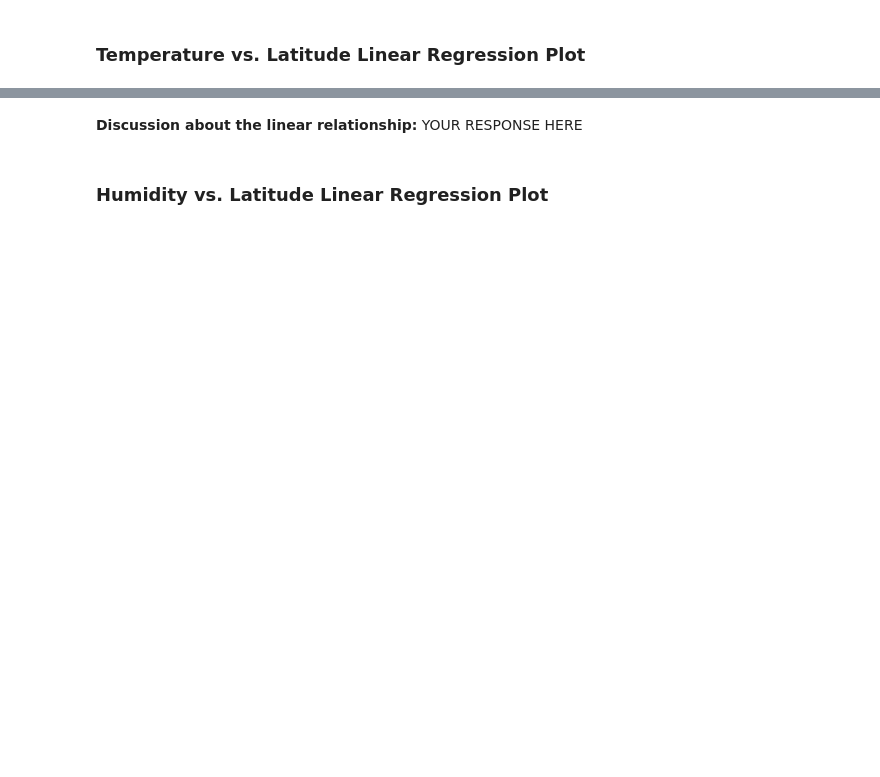
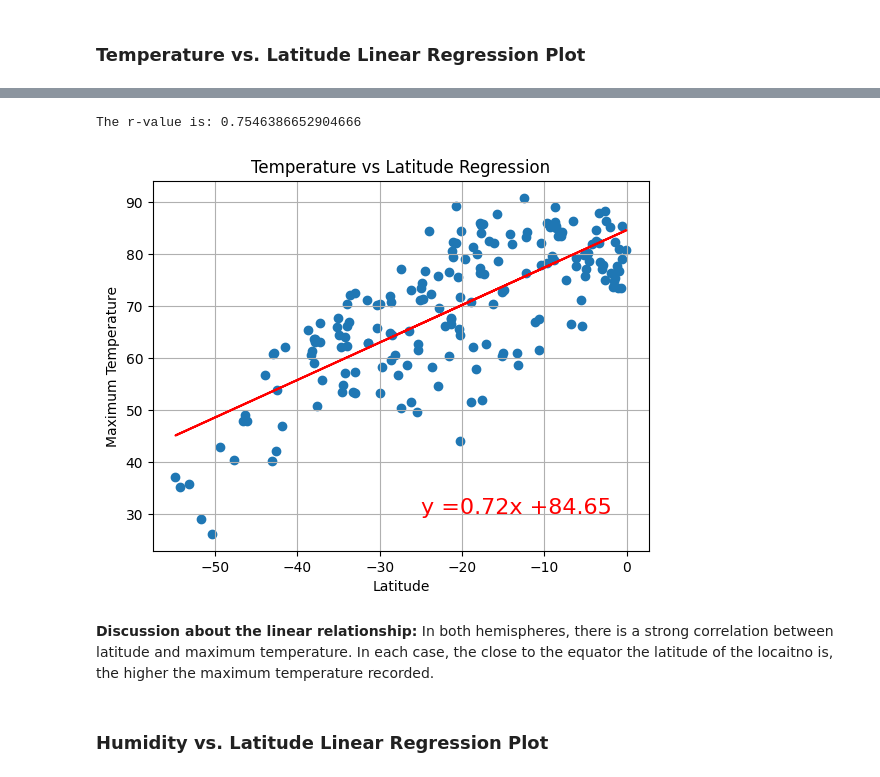
Before and after one commit to azmedtech/python-api-challenge, a Jupyter notebook: WeatherPy/WeatherPy.ipynb, the cells around one changed output, grey strips where cells are left out. Cells and saved outputs as stored; diff of their text form; code cells hidden in the pictures; blank space fills up the shorter version.

```diff
--- a/WeatherPy/WeatherPy.ipynb
+++ b/WeatherPy/WeatherPy.ipynb
@@ -345,4 +337,13 @@ The r-value is: 0.4121057168607245
-# %% [markdown]
-**Discussion about the linear relationship:** YOUR RESPONSE HERE
+# %%
+# Linear regression on Southern Hemisphere
+x_values = southern_hemi_df["Lat"]
+y_values = southern_hemi_df["Max Temp"]
+
+plot_lin_reg(x_values, y_values, "Maximum Temperature", (-25, 30), "Temperature vs Latitude Regression")
+# %% [output]
+The r-value is: 0.7546386652904666
+[figure, added]
+# %% [markdown]
+**Discussion about the linear relationship:** In both hemispheres, there is a strong correlation between latitude and maximum temperature. In each case, the close to the equator the latitude of the locaitno is, the higher the maximum temperature recorded.
 # %% [markdown]
 ### Humidity vs. Latitude Linear Regression Plot
```
Also changed, not shown: parts of 30 cells of this notebook, 5 other files.
